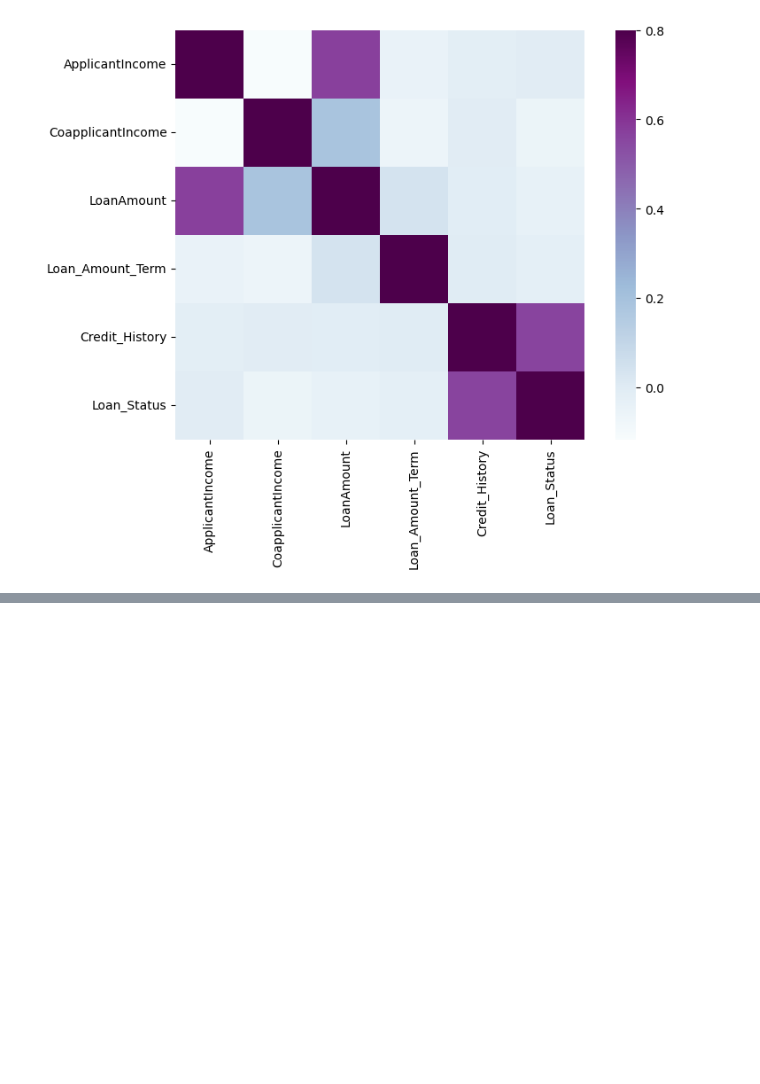
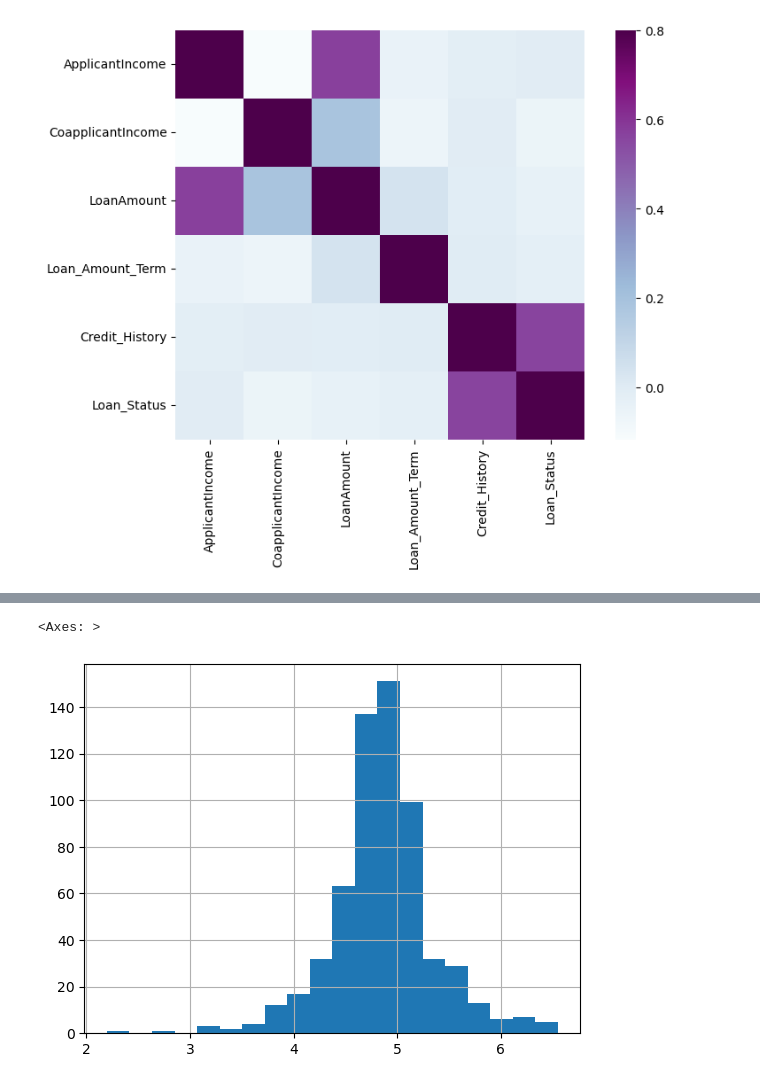
Before and after one commit to SaiSaketh-dev/Python_data_project, a Jupyter notebook: 4_loan_prediction_project/Loan_prediction.ipynb, the cells around one changed output, grey strips where cells are left out. Drawn from its saved outputs; the diff is of its cells as text; code cells hidden in the pictures; blank space fills up the shorter version.

```diff
--- a/4_loan_prediction_project/Loan_prediction.ipynb
+++ b/4_loan_prediction_project/Loan_prediction.ipynb
@@ -403,0 +438,7 @@ sns.heatmap(matrix, vmax=.8, square=True, cmap="BuPu")
+# %%
+train['Gender'].fillna(train['Gender'].mode()[0], inplace=True)
+train['Married'].fillna(train['Married'].mode()[0], inplace=True)
+train['Dependents'].fillna(train['Dependents'].mode()[0], inplace=True)
+train['Self_Employed'].fillna(train['Self_Employed'].mode()[0], inplace=True)
+train['Credit_History'].fillna(train['Credit_History'].mode()[0], inplace=True)
+train['Loan_Amount_Term'].fillna(train['Loan_Amount_Term'].mode()[0], inplace=True)
@@ -403,0 +452,2 @@ sns.heatmap(matrix, vmax=.8, square=True, cmap="BuPu")
+# %%
+train['LoanAmount'].fillna(train['LoanAmount'].median(), inplace=True)
@@ -403,0 +529,9 @@ sns.heatmap(matrix, vmax=.8, square=True, cmap="BuPu")
+# %%
+#Let’s visualize the effect of log transformation on the train dataframe.
+
+
+train['LoanAmount_log'] = np.log(train['LoanAmount'])
+train['LoanAmount_log'].hist(bins = 20)
+# %% [output]
+<Axes: >
+[figure, added]
```
Also changed, not shown: parts of 32 cells of this notebook, 1 other file.
